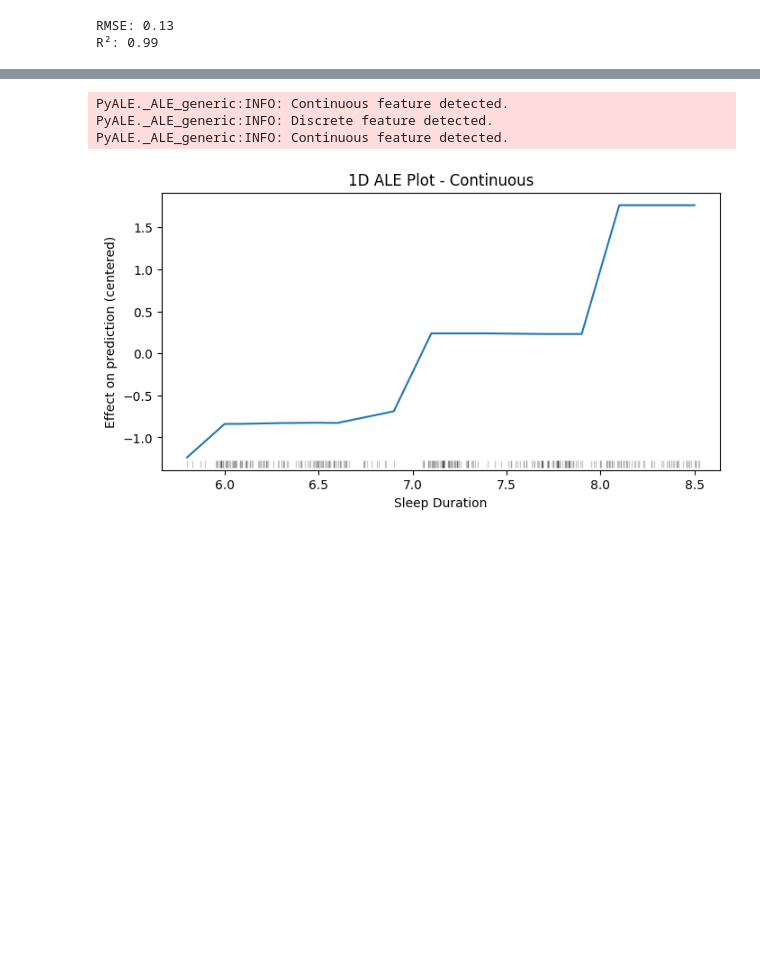
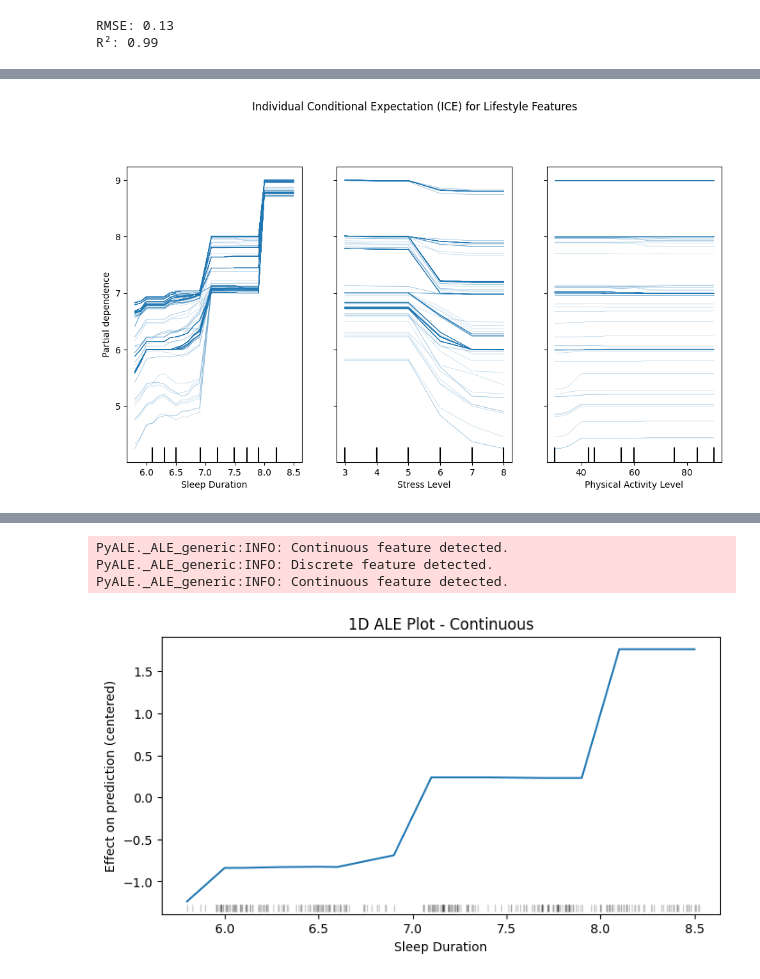
Before and after one commit to lindsaygross/explainable-techniques-II, a Jupyter notebook: explainable-techniques-II.ipynb, the cells around one changed output, grey strips where cells are left out. Saved outputs shown, nothing was run; the diff lists cells and outputs as text; code cells hidden in the pictures; blank space fills up the shorter version.

```diff
--- a/explainable-techniques-II.ipynb
+++ b/explainable-techniques-II.ipynb
@@ -391,0 +403,10 @@ plt.show()
+# %%
+# ICE (Individual Conditional Expectation)
+fig, ax = plt.subplots(figsize=(12, 6))
+PartialDependenceDisplay.from_estimator( # Used ChatGPT5 at 1:20pm on 9/28/25 to ensure correct use of PartialDependenceDisplay
+    model, X_train, features_to_plot, kind="individual", ax=ax
+)
+plt.suptitle("Individual Conditional Expectation (ICE) for Lifestyle Features", y=1.05)
+plt.show()
+# %% [output]
+[figure, added]
```
Also changed, not shown: parts of 25 cells of this notebook, 1 other file.
